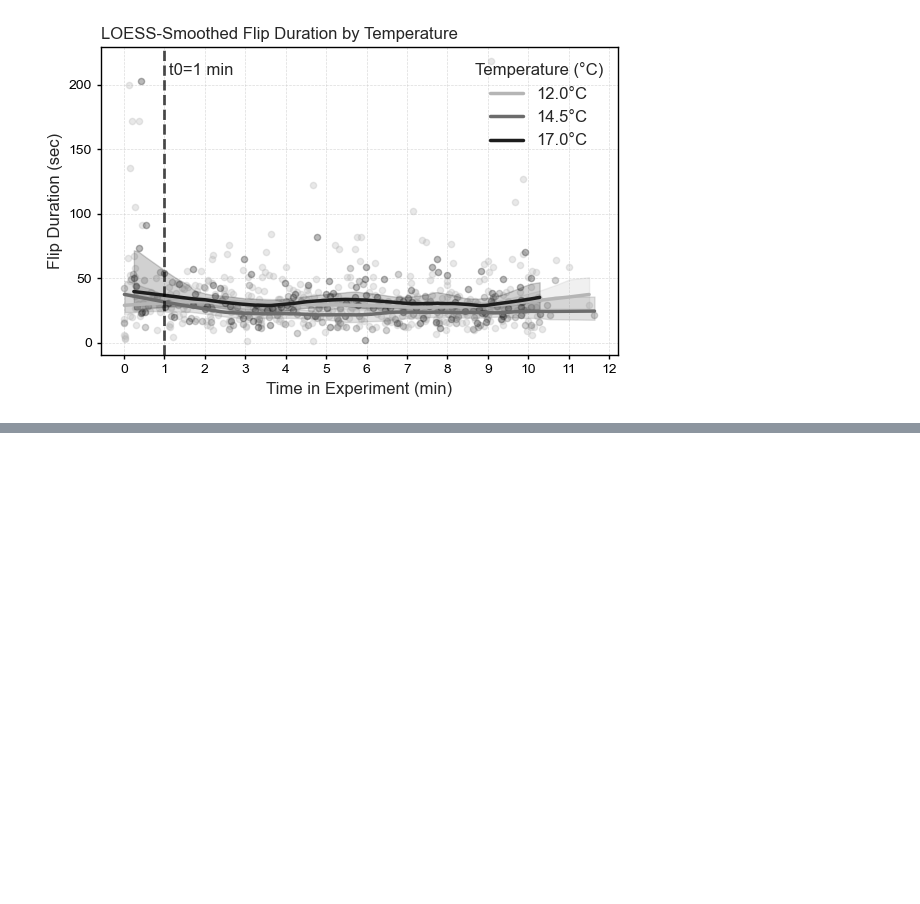
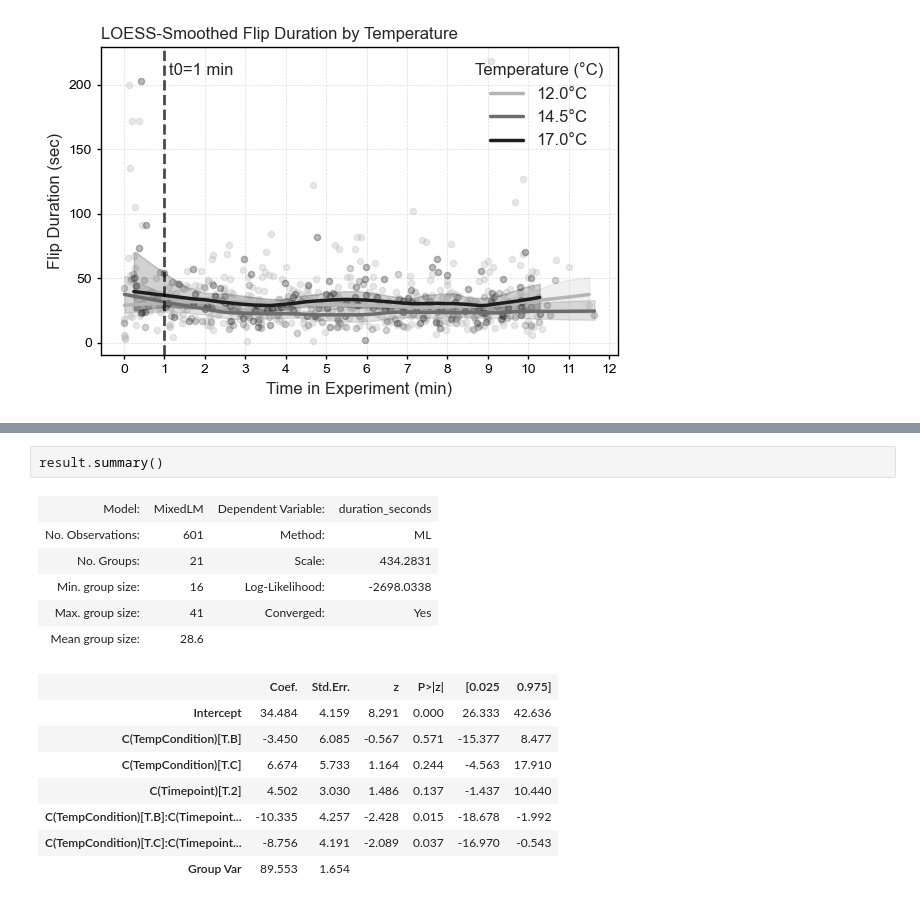
Before and after one commit to weertman/starPower-flipRateAnalysis, a Jupyter notebook: notebooks/flipRateAnalysis.ipynb, the cells around one changed output, grey strips where cells are left out. Cells and saved outputs as stored; diff of their text form; blank space fills up the shorter version.

```diff
--- a/notebooks/flipRateAnalysis.ipynb
+++ b/notebooks/flipRateAnalysis.ipynb
@@ -1558,0 +1517,17 @@ Covariance Type:                  HC3
+# %%
+result.summary()
+# %% [output]
+| Model: | MixedLM | Dependent Variable: | duration_seconds |
+| No. Observations: | 601 | Method: | ML |
+| No. Groups: | 21 | Scale: | 434.2831 |
+| Min. group size: | 16 | Log-Likelihood: | -2698.0338 |
+| Max. group size: | 41 | Converged: | Yes |
+| Mean group size: | 28.6 |  |  |
+|  | Coef. | Std.Err. | z | P>|z| | [0.025 | 0.975] |
+| Intercept | 34.484 | 4.159 | 8.291 | 0.000 | 26.333 | 42.636 |
+| C(TempCondition)[T.B] | -3.450 | 6.085 | -0.567 | 0.571 | -15.377 | 8.477 |
+| C(TempCondition)[T.C] | 6.674 | 5.733 | 1.164 | 0.244 | -4.563 | 17.910 |
+| C(Timepoint)[T.2] | 4.502 | 3.030 | 1.486 | 0.137 | -1.437 | 10.440 |
+| C(TempCondition)[T.B]:C(Timepoint... | -10.335 | 4.257 | -2.428 | 0.015 | -18.678 | -1.992 |
+| C(TempCondition)[T.C]:C(Timepoint... | -8.756 | 4.191 | -2.089 | 0.037 | -16.970 | -0.543 |
+| Group Var | 89.553 | 1.654 |  |  |  |  |
```
Also changed, not shown: parts of 19 cells of this notebook, 1 other file.
